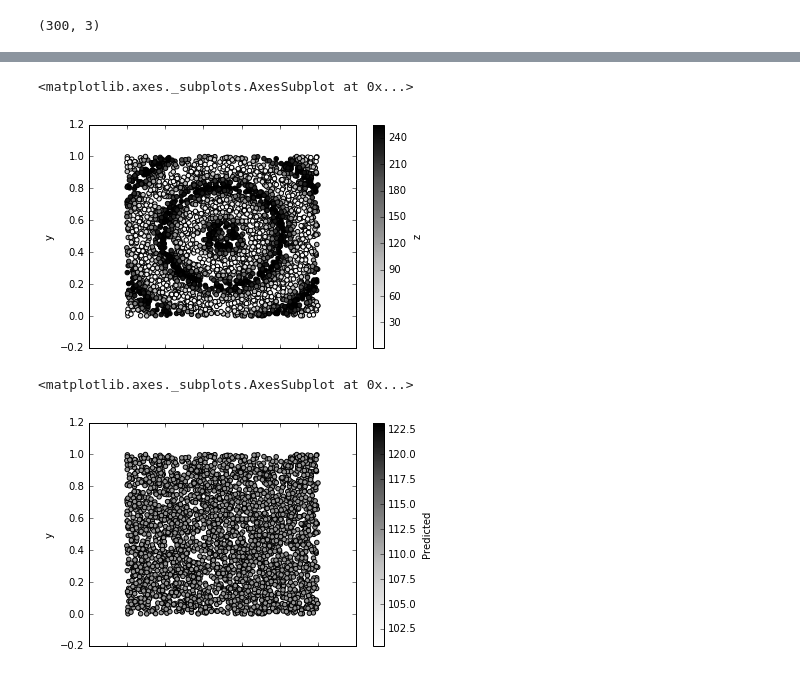
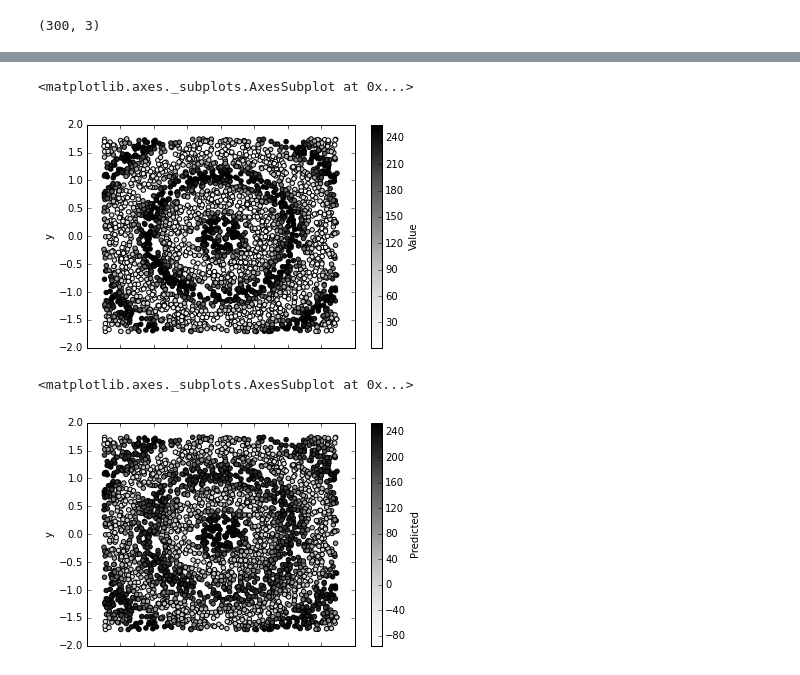
Before and after one commit to du-phan/AI_project, a Jupyter notebook: NeuralNet_Regression.ipynb, the cells around one changed output, grey strips where cells are left out. Saved outputs shown, nothing was run; the diff lists cells and outputs as text; code cells hidden in the pictures.

```diff
--- a/NeuralNet_Regression.ipynb
+++ b/NeuralNet_Regression.ipynb
@@ -162,2 +161,4 @@ neural_net = Network([2,40,1])
 # %%
-MSE, predicted_result = neural_net.SGD(training_data = test, testing_data = test, eta = 0.01, epochs = 10000)
+t0 = time.clock()
+MSE, predicted_result = neural_net.SGD(training_data = data, testing_data = data, eta = 0.01, epochs = 1000)
+print "Processing time: {0:.2f} minutes".format((time.clock() - t0)/60)
@@ -171,2 +173,2 @@ t = test.copy()
 # %%
-t['Predicted'] = predicted_result
+data['Predicted'] = predicted_result
@@ -198,5 +179,5 @@ def convert_to_pixel(oldValue):
     newValue = (((oldValue - 0) * newRange) / oldRange) + 0 #oldMin = newMin = 0
     return math.ceil(newValue)
 # %%
-new_z = t['z'].apply(convert_to_pixel)
-new_predicted = t['Predicted'].apply(convert_to_pixel)
+new_value = data['Value'].apply(convert_to_pixel)
+new_predicted = data['Predicted'].apply(convert_to_pixel)
@@ -213,0 +184,4 @@ t.head()
+# %%
+data.Value = new_value
+data.Predicted = new_predicted
+data.head()
@@ -214,10 +195,10 @@ t.head()
 # %%
-t.plot(kind='scatter',x='x',y='y',c='z')
+data.plot(kind='scatter',x='x',y='y',c='Value')
 # %% [output]
 <matplotlib.axes._subplots.AxesSubplot at 0x...>
-[figure, old version]
+[figure, new version]
 # %%
-t.plot(kind='scatter',x='x',y='y',c='Predicted')
+data.plot(kind='scatter',x='x',y='y',c='Predicted')
 # %% [output]
 <matplotlib.axes._subplots.AxesSubplot at 0x...>
-[figure, old version]
+[figure, new version]
```
Also changed, not shown: parts of 20 cells of this notebook, 1 other file.
